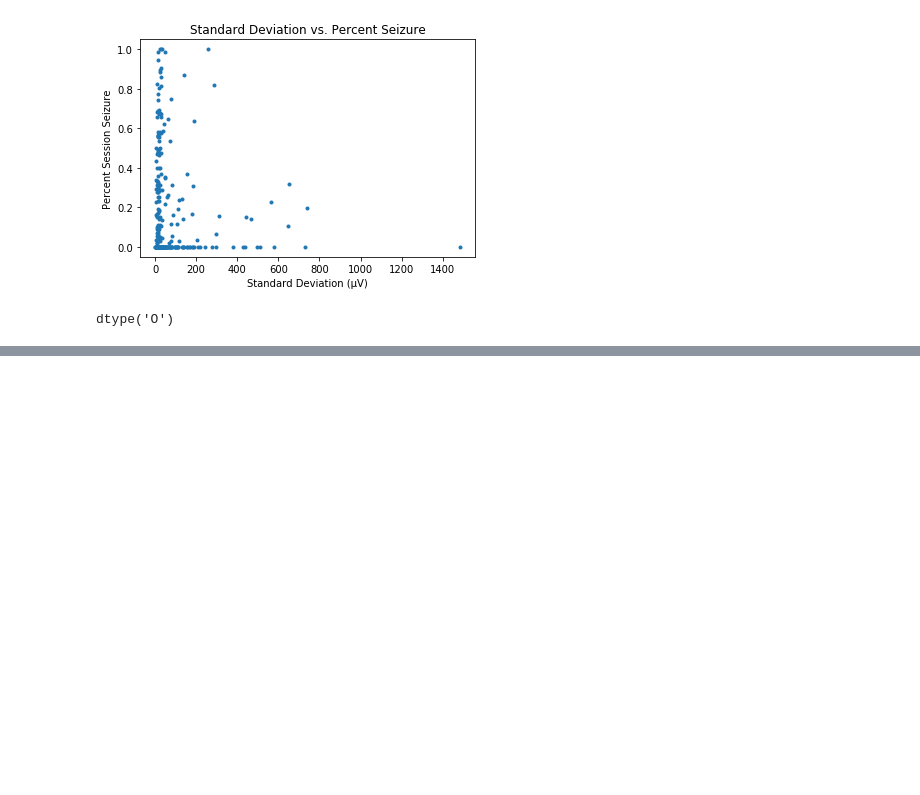
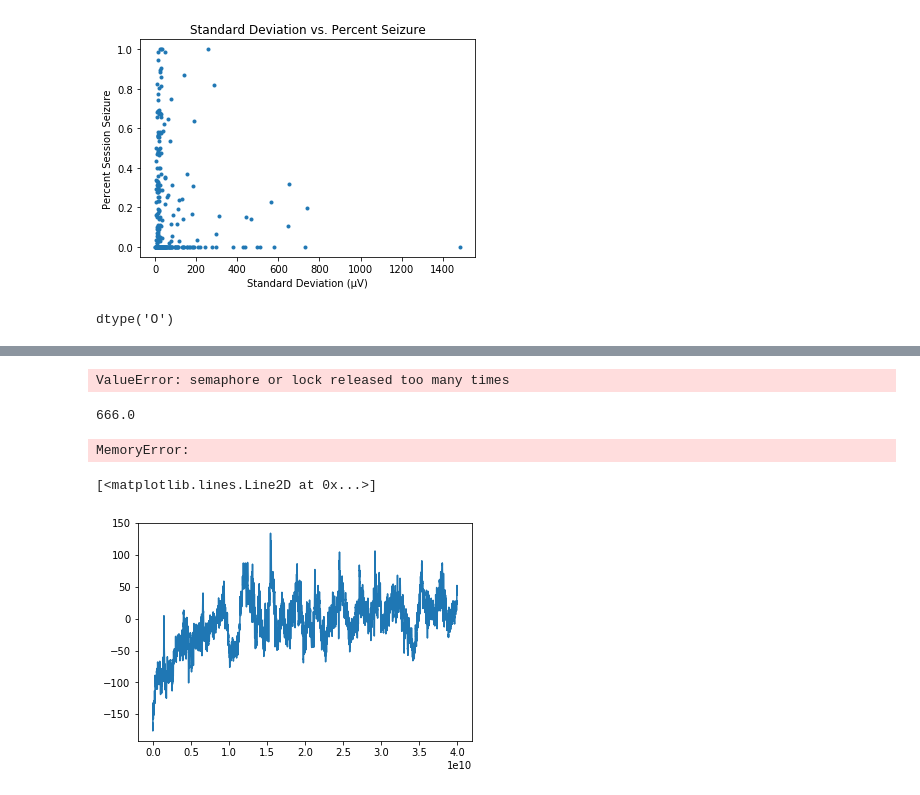
Before and after one commit to Saqibm128/eeg-tasks, a Jupyter notebook: notebooks/NN Analysis Sanity Check.ipynb, the cells around one changed output, grey strips where cells are left out. Saved outputs shown, nothing was run; the diff lists cells and outputs as text; code cells hidden in the pictures; blank space fills up the shorter version.

```diff
--- a/notebooks/NN Analysis Sanity Check.ipynb
+++ b/notebooks/NN Analysis Sanity Check.ipynb
@@ -356,0 +557,4 @@ dtype('O')
+# %%
+read.file_list_lock.release()
+# %% [output]
+ValueError: semaphore or lock released too many times
@@ -356,0 +563,15 @@ dtype('O')
+# %%
+data = read.edf_eeg_2_df("/home/ms994/v1.5.0/edf/train/01_tcp_ar/130/00013095/s001_2015_10_09/00013095_s001_t001.edf")
+# %%
+data.shape[0]/500
+# %% [output]
+666.0
+# %%
+data - data.mean(1)
+# %% [output]
+MemoryError:
+# %%
+plt.plot(data.mean(1)[0:10000])
+# %% [output]
+[<matplotlib.lines.Line2D at 0x...>]
+[figure, added]
```
Also changed, not shown: parts of 8 cells of this notebook, 3 other files.
